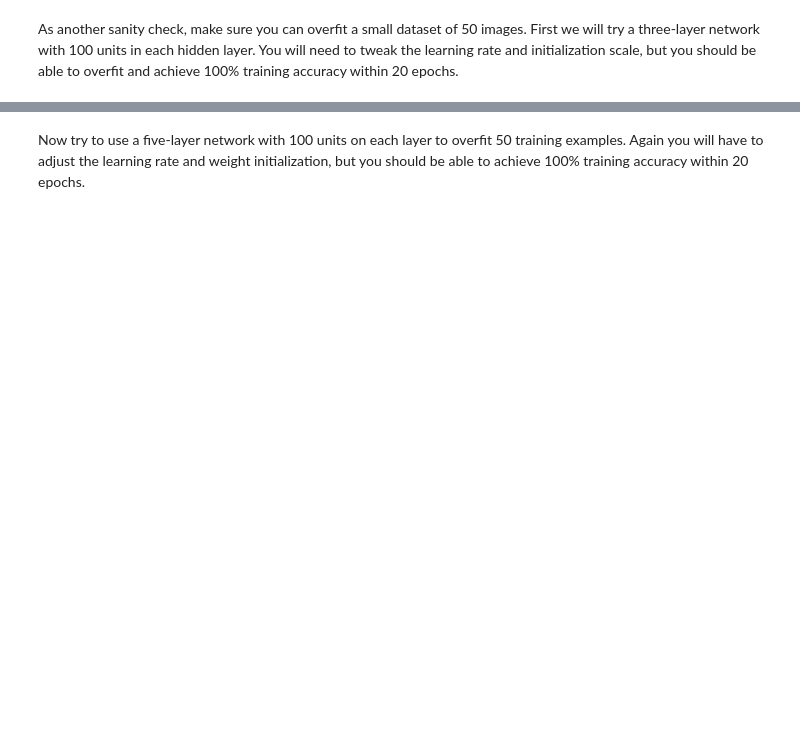
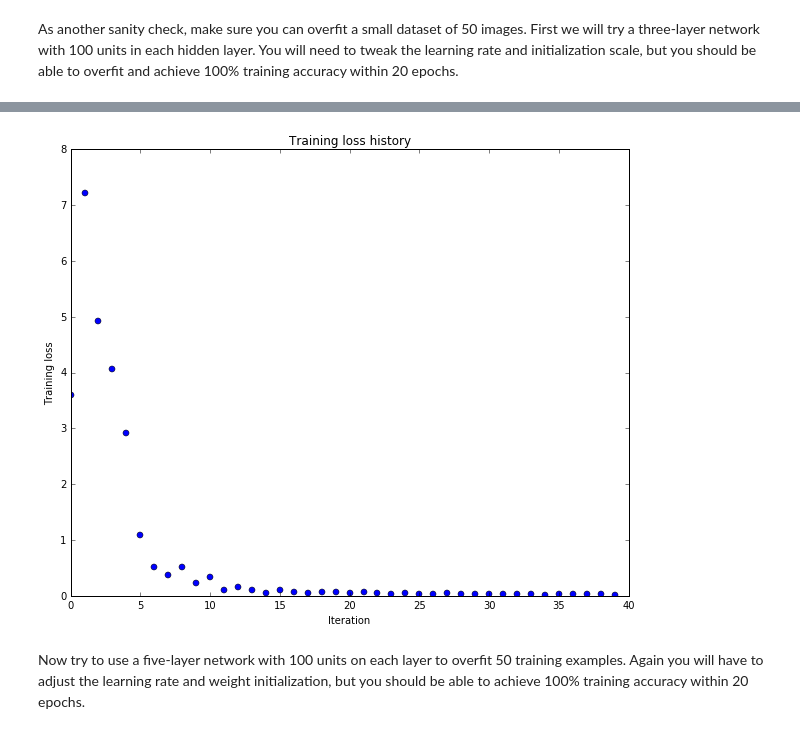
Before and after one commit to mnvl/cs231n, a Jupyter notebook: assignment2/FullyConnectedNets.ipynb, the cells around one changed output, grey strips where cells are left out. Saved outputs shown, nothing was run; the diff lists cells and outputs as text; code cells hidden in the pictures; blank space fills up the shorter version.

Commit message:
fully connected nets done

```diff
--- a/assignment2/FullyConnectedNets.ipynb
+++ b/assignment2/FullyConnectedNets.ipynb
@@ -409,8 +417,8 @@ small_data = {
 }
 
 weight_scale = 1e-2
-learning_rate = 1e-4
-model = FullyConnectedNet([100, 100],
+learning_rate = 1e-3
+model = FullyConnectedNet([1000, 1000],
               weight_scale=weight_scale, dtype=np.float64)
 solver = Solver(model, small_data,
                 print_every=10, num_epochs=20, batch_size=25,
@@ -426,3 +434,4 @@ plt.title('Training loss history')
 plt.xlabel('Iteration')
 plt.ylabel('Training loss')
 plt.show()
+# %% [output]
@@ -429,3 +455,4 @@ plt.show()
+[figure, added]
 # %% [markdown]
 Now try to use a five-layer network with 100 units on each layer to overfit 50 training examples. Again you will have to adjust the learning rate and weight initialization, but you should be able to achieve 100% training accuracy within 20 epochs.
 # %%
```
Also changed, not shown: parts of 3 cells of this notebook, 1 other file.
